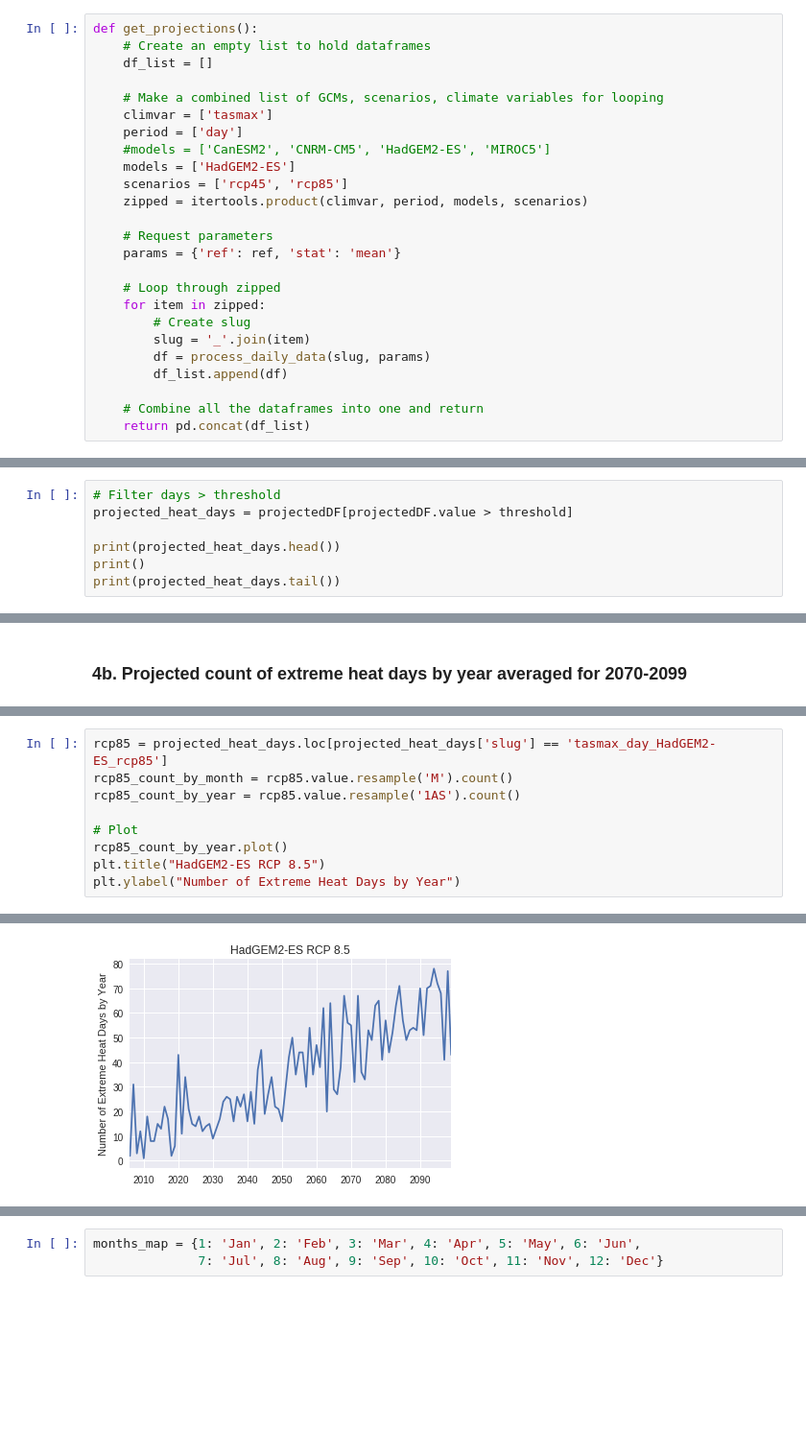
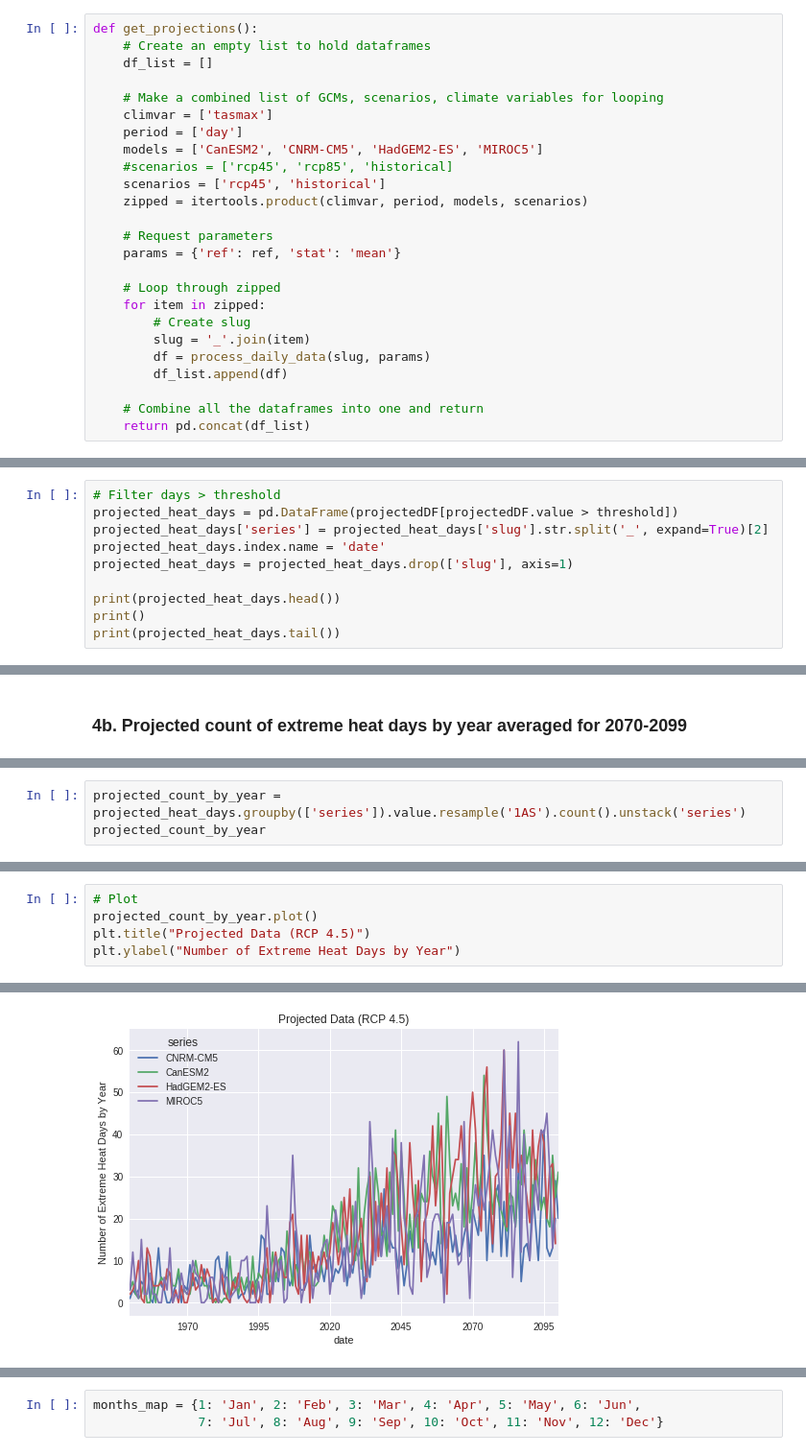
Before and after one commit to berkeley-gif/caladapt-docs, a Jupyter notebook: cookbook/daily_data_extreme_heat.ipynb, the cells around one changed output, grey strips where cells are left out. Shown: that part at 96% size. Cells and saved outputs as stored; diff of their text form; blank space fills up the shorter version.

```diff
--- a/cookbook/daily_data_extreme_heat.ipynb
+++ b/cookbook/daily_data_extreme_heat.ipynb
@@ -208,9 +208,9 @@ def get_projections():
     # Make a combined list of GCMs, scenarios, climate variables for looping
     climvar = ['tasmax']
     period = ['day']
-    #models = ['CanESM2', 'CNRM-CM5', 'HadGEM2-ES', 'MIROC5']
-    models = ['HadGEM2-ES']
-    scenarios = ['rcp45', 'rcp85']
+    models = ['CanESM2', 'CNRM-CM5', 'HadGEM2-ES', 'MIROC5']
+    #scenarios = ['rcp45', 'rcp85', 'historical]
+    scenarios = ['rcp45', 'historical']
     zipped = itertools.product(climvar, period, models, scenarios)
 
     # Request parameters
@@ -316,7 +327,10 @@ print(observed_heat_days.tail())
 ### 3b. Find number of extreme heat days from projected data
 # %%
 # Filter days > threshold
-projected_heat_days = projectedDF[projectedDF.value > threshold]
+projected_heat_days = pd.DataFrame(projectedDF[projectedDF.value > threshold])
+projected_heat_days['series'] = projected_heat_days['slug'].str.split('_', expand=True)[2]
+projected_heat_days.index.name = 'date'
+projected_heat_days = projected_heat_days.drop(['slug'], axis=1)
 
 print(projected_heat_days.head())
 print()
@@ -383,0 +391,3 @@ plt.ylabel("Number of Extreme Heat Days by Year")
+# %%
+projected_count_by_year = projected_heat_days.groupby(['series']).value.resample('1AS').count().unstack('series')
+projected_count_by_year
@@ -384,12 +414,8 @@ plt.ylabel("Number of Extreme Heat Days by Year")
 # %%
-rcp85 = projected_heat_days.loc[projected_heat_days['slug'] == 'tasmax_day_HadGEM2-ES_rcp85']
-rcp85_count_by_month = rcp85.value.resample('M').count()
-rcp85_count_by_year = rcp85.value.resample('1AS').count()
-
 # Plot
-rcp85_count_by_year.plot()
-plt.title("HadGEM2-ES RCP 8.5")
+projected_count_by_year.plot()
+plt.title("Projected Data (RCP 4.5)")
 plt.ylabel("Number of Extreme Heat Days by Year")
 # %% [output]
 <matplotlib.text.Text at 0x...>
-[figure, old version]
+[figure, new version]
```
Also changed, not shown: parts of 42 cells of this notebook.
